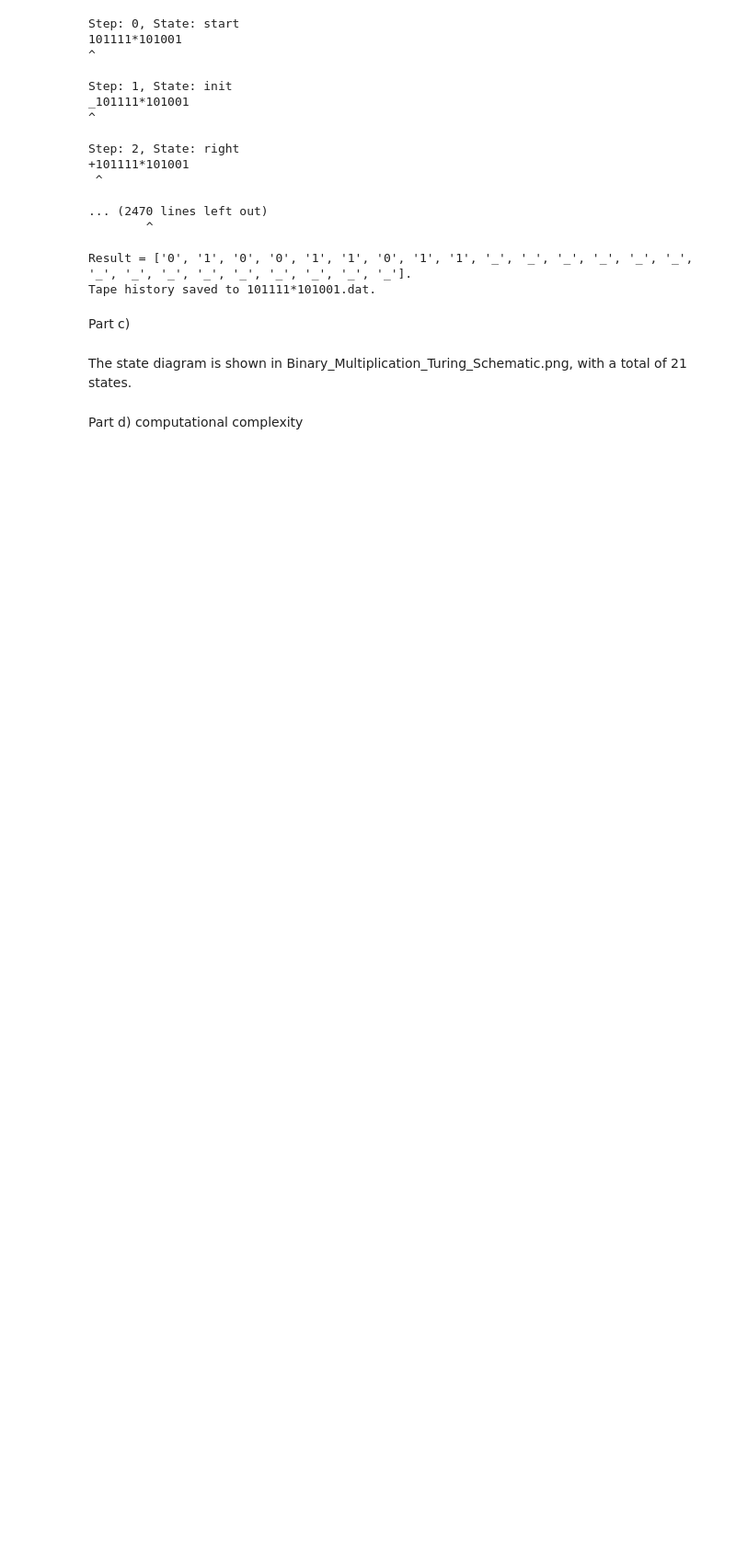
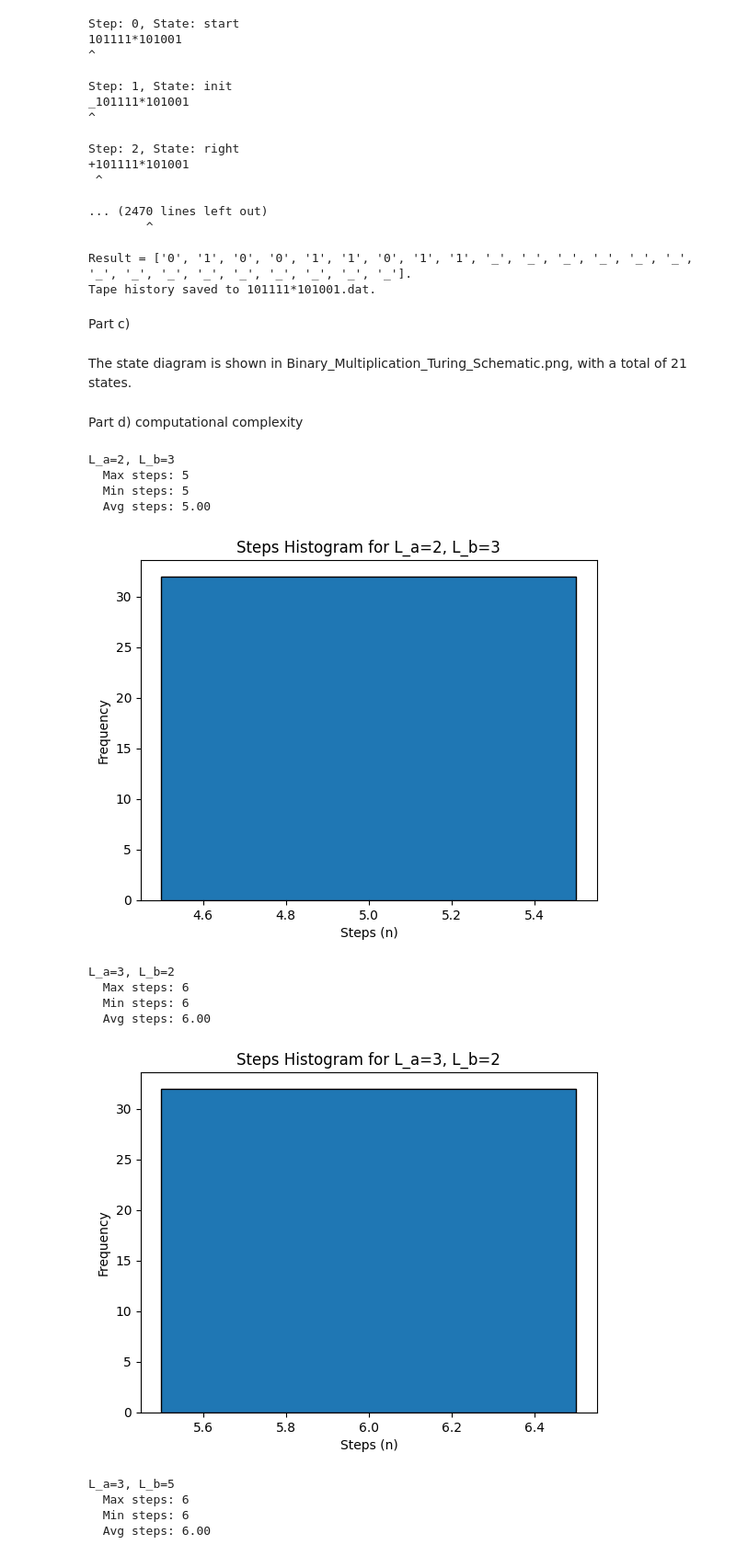
Before and after one commit to wcmelby/wcm_Phys129L_section, a Jupyter notebook: Section_3/Section3.ipynb, the cells around one changed output. Shown: that part at 92% size. Cells and saved outputs as stored; diff of their text form; code cells hidden in the pictures; blank space fills up the shorter version.

```diff
--- a/Section_3/Section3.ipynb
+++ b/Section_3/Section3.ipynb
@@ -476,3 +480,77 @@ Part c)
 The state diagram is shown in Binary_Multiplication_Turing_Schematic.png, with a total of 21 states.
 # %% [markdown]
 Part d) computational complexity
+# %%
+# Function to generate binary inputs of a specific length
+def generate_binary_inputs(length):
+    return ['{0:0{1}b}'.format(i, length) for i in range(2**length)]
+
+# Function to simulate the Turing machine and count steps
+def simulate_turing_machine(tape, machine, max_steps=10000):
+    tm = TuringMachine(
+        tape=list(tape),
+        states=machine["transitions"],
+        start_state=machine["start_state"],
+        accept_state=machine["accept_state"],
+        reject_state=machine["reject_state"],
+    )
+    steps = 0
+    while tm.state != tm.accept_state and tm.state != tm.reject_state:
+        if steps >= max_steps:
+            break
+        tm.step()
+        steps += 1
+    return steps
+
+# Turing machine configuration
+machine_config = {
+    "transitions": custom_transitions,
+    "start_state": "start",
+    "accept_state": "done",
+    "reject_state": "reject",
+}
+
+# Lengths to test
+length_pairs = [(2, 3), (3, 2), (3, 5), (5, 3), (3, 12), (12, 3)]
+
+# Statistics for each L_a, L_b
+for L_a, L_b in length_pairs:
+    inputs_a = generate_binary_inputs(L_a)
+    inputs_b = generate_binary_inputs(L_b)
+
+    steps = []
+    for a, b in product(inputs_a, inputs_b):
+        tape = f"{a}#{b}_"
+        steps.append(simulate_turing_machine(tape, machine_config))
+
+    # Calculate statistics
+    max_n = max(steps)
+    min_n = min(steps)
+    avg_n = np.mean(steps)
+
+    print(f"L_a={L_a}, L_b={L_b}")
+    print(f"  Max steps: {max_n}")
+    print(f"  Min steps: {min_n}")
+    print(f"  Avg steps: {avg_n:.2f}")
+
+    # Plot histogram
+    plt.hist(steps, bins=range(min_n, max_n + 2), align="left", edgecolor="black")
+    plt.title(f"Steps Histogram for L_a={L_a}, L_b={L_b}")
+    plt.xlabel("Steps (n)")
+    plt.ylabel("Frequency")
+    plt.show()
+# %% [output]
+L_a=2, L_b=3
+  Max steps: 5
+  Min steps: 5
+  Avg steps: 5.00
+[figure, added]
+L_a=3, L_b=2
+  Max steps: 6
+  Min steps: 6
+  Avg steps: 6.00
+[figure, added]
+L_a=3, L_b=5
+  Max steps: 6
+  Min steps: 6
+  Avg steps: 6.00
```
Also changed, not shown: parts of 4 cells of this notebook.
